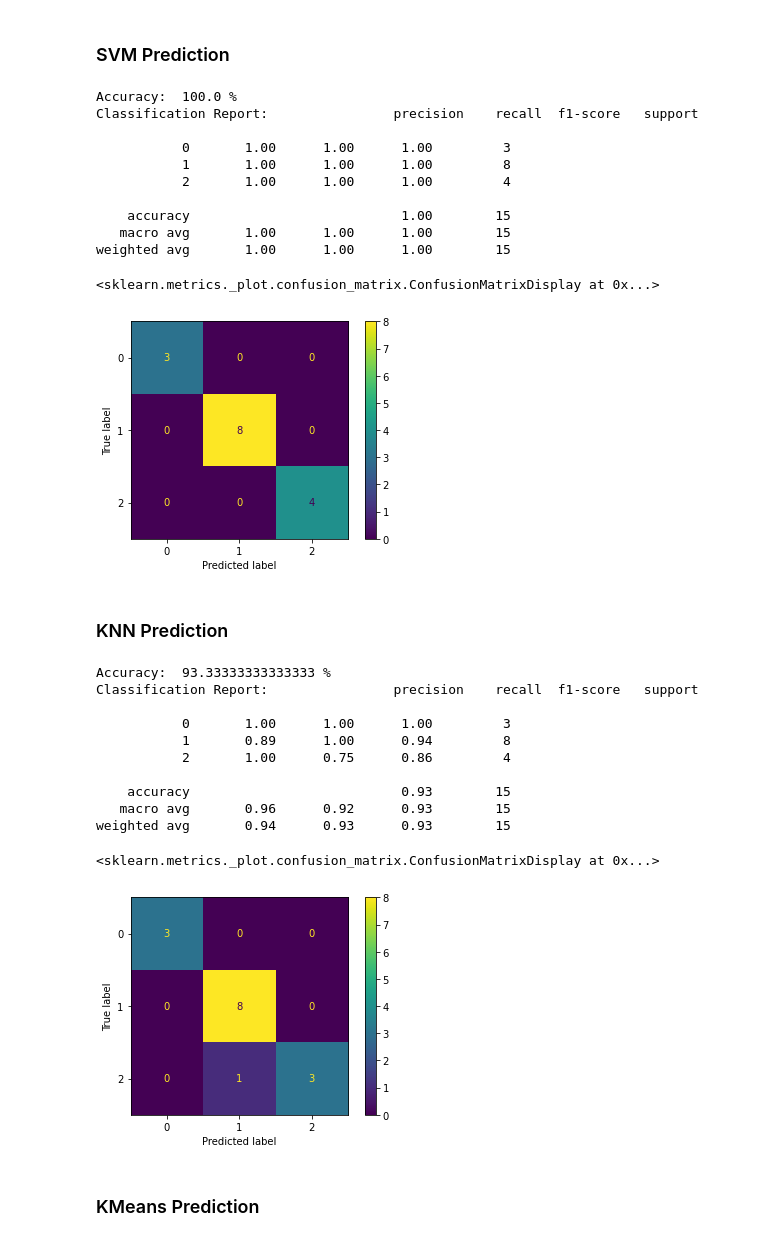
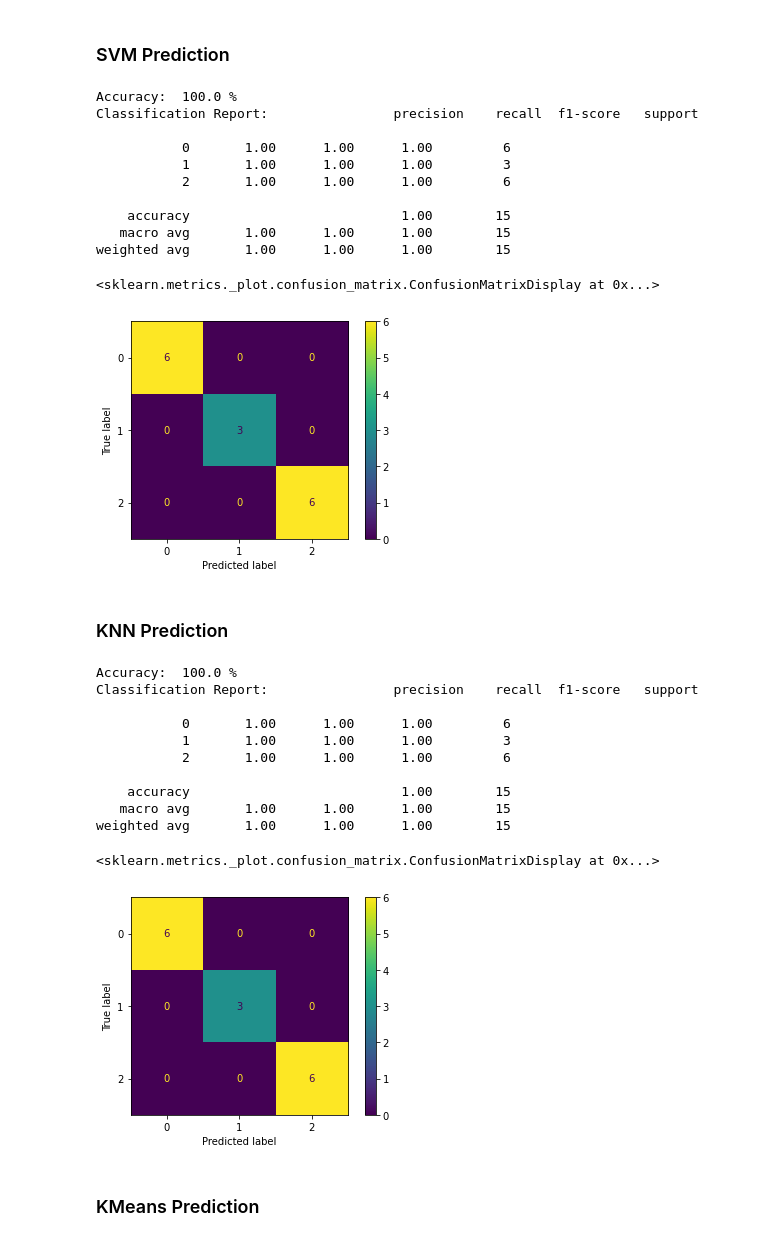
Before and after one commit to fernandopmarciano/Data_Analisys, a Jupyter notebook: Iris_Flower/Notebook/Iris_classifier.ipynb, the cells around one changed output. Drawn from its saved outputs; the diff is of its cells as text; code cells hidden in the pictures.

Commit message:
validation_set update

```diff
--- a/Iris_Flower/Notebook/Iris_classifier.ipynb
+++ b/Iris_Flower/Notebook/Iris_classifier.ipynb
@@ -156,0 +164,13 @@ Name: species, dtype: int64
+# %%
+validation_set = []
+index_for_validation_set = [0,1,51,52,148,149] # to drop 2 samples of each species
+
+# Selecting the specific rows
+validation_set = data.loc[index_for_validation_set]
+
+# Dropping the specific rows from the original data
+data.drop(index_for_validation_set, inplace=True)
+
+# Reset index
+data.reset_index(inplace = True, drop = True)
+validation_set.reset_index(inplace = True, drop = True)
@@ -162,7 +190,8 @@ from sklearn.preprocessing import MinMaxScaler
 # Creating X and Y to use in Machine Learning Algorithms
 x = data.iloc[:,0:4]
 scaler = MinMaxScaler(feature_range = (0,1))
-X = scaler.fit_transform(x) #X = preprocessing.normalize(x)
+#X = scaler.fit_transform(x)
+X = preprocessing.normalize(x)
 y = data.iloc[:,4] #target
 
 x_columns = ['sepal_length', 'sepal_width', 'petal_length', 'petal_width'] # X name Columns
@@ -172,5 +201,17 @@ df = pd.DataFrame(X, columns=x_columns)
 df['species'] = y
 
 
-df
+## For validation_set
+
+x_val = validation_set.iloc[:,0:4]
+X_val = preprocessing.normalize(x_val)
+y_val = validation_set.iloc[:,4] #target
+
+val_df = pd.DataFrame(X_val, columns=x_columns)
+val_df['species'] = y_val
+
+print('Train/Test Samples')
+display(df)
+print('Validation Samples')
+display(val_df)
 # %% [output]
@@ -523,43 +582,43 @@ ConfusionMatrixDisplay.from_predictions(y_test, pred_svm)
 Accuracy:  100.0 %
 Classification Report:                precision    recall  f1-score   support
 
-           0       1.00      1.00      1.00         3
-           1       1.00      1.00      1.00         8
-           2       1.00      1.00      1.00         4
+           0       1.00      1.00      1.00         6
+           1       1.00      1.00      1.00         3
+           2       1.00      1.00      1.00         6
 
     accuracy                           1.00        15
    macro avg       1.00      1.00      1.00        15
 weighted avg       1.00      1.00      1.00        15
 <sklearn.metrics._plot.confusion_matrix.ConfusionMatrixDisplay at 0x...>
-[figure, old version]
+[figure, new version]
 # %% [markdown]
 ### KNN Prediction
 # %%
 ## Evaluation of the SVM Classifier
 
 # Predictions on test dataset
 
-knn = KNeighborsClassifier(n_neighbors=3)
+knn = KNeighborsClassifier(n_neighbors=2)
 knn.fit(x_train, y_train)
 pred_knn = knn.predict(x_test)
 print('Accuracy: ', 100*(accuracy_score(y_test, pred_knn)), '%')
 print('Classification Report: ',classification_report(y_test, pred_knn))
 
 from sklearn.metrics import ConfusionMatrixDisplay
 ConfusionMatrixDisplay.from_predictions(y_test, pred_knn)
 # %% [output]
-Accuracy:  93.33333333333333 %
+Accuracy:  100.0 %
 Classification Report:                precision    recall  f1-score   support
 
-           0       1.00      1.00      1.00         3
-           1       0.89      1.00      0.94         8
-           2       1.00      0.75      0.86         4
+           0       1.00      1.00      1.00         6
+           1       1.00      1.00      1.00         3
+           2       1.00      1.00      1.00         6
 
-    accuracy                           0.93        15
-   macro avg       0.96      0.92      0.93        15
-weighted avg       0.94      0.93      0.93        15
+    accuracy                           1.00        15
+   macro avg       1.00      1.00      1.00        15
+weighted avg       1.00      1.00      1.00        15
 <sklearn.metrics._plot.confusion_matrix.ConfusionMatrixDisplay at 0x...>
-[figure, old version]
+[figure, new version]
 # %% [markdown]
 ### KMeans Prediction
 # %%
```
Also changed, not shown: parts of 37 cells of this notebook, 3 other files.
